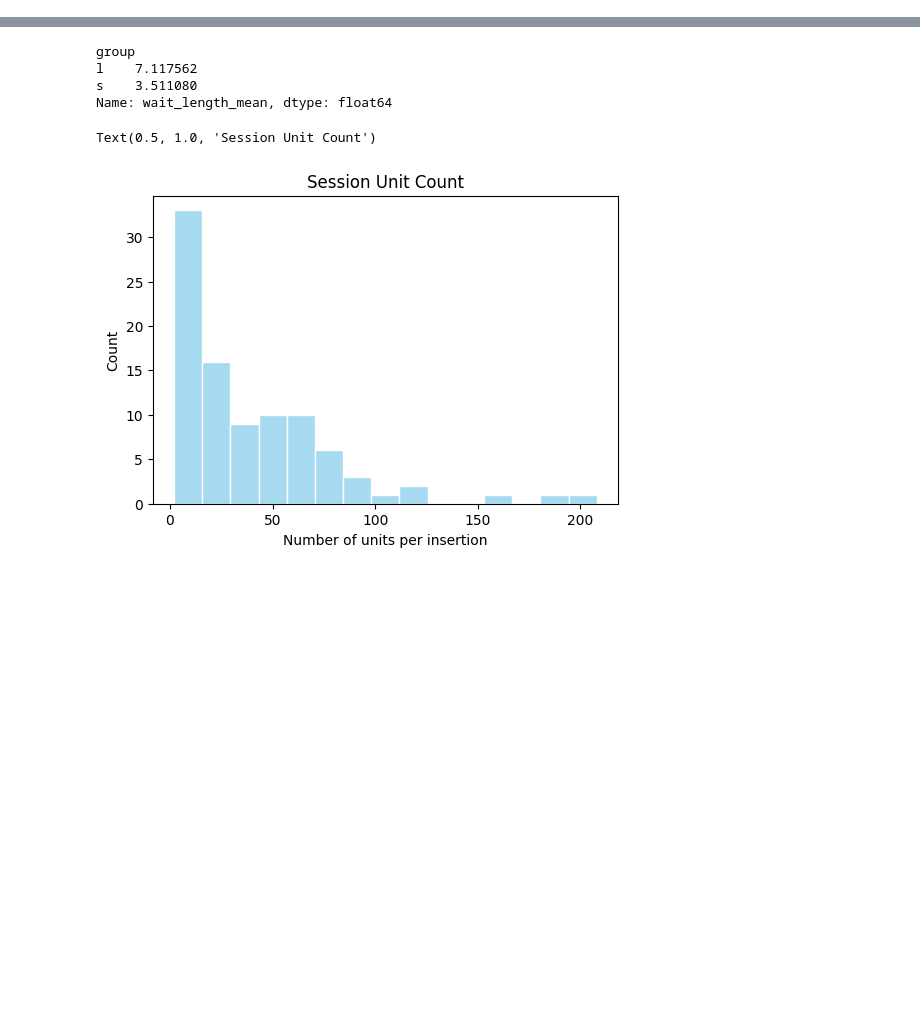
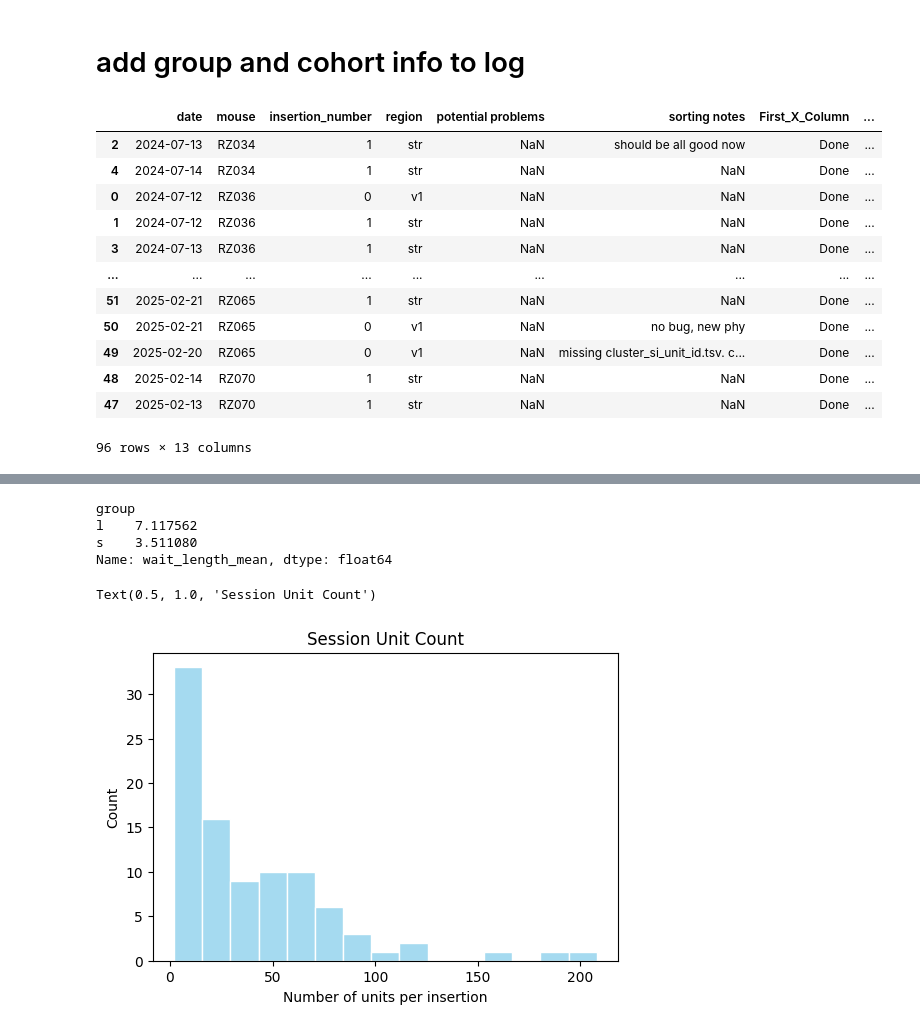
Before and after one commit to rebz444/cheerios, a Jupyter notebook: 0c_neural_data_examining.ipynb, the cells around one changed output, grey strips where cells are left out. Cells and saved outputs as stored; diff of their text form; code cells hidden in the pictures; blank space fills up the shorter version.

```diff
--- a/0c_neural_data_examining.ipynb
+++ b/0c_neural_data_examining.ipynb
@@ -13,3 +11,5 @@ import paths as p
+# %% [markdown]
+# add group and cohort info to log
 # %%
 sessions_all_raw = pd.read_csv(os.path.join(p.LOGS_DIR, 'sessions_official_raw.csv'), index_col=0)
 # %%
@@ -39,0 +38,16 @@ sessions_all_raw['group'] = sessions_all_raw['mouse'].map(mouse_to_group)
+# %%
+sessions_all_raw
+# %% [output]
+|  | date | mouse | insertion_number | region | potential problems | sorting notes | First_X_Column | ... |
+| 2 | 2024-07-13 | RZ034 | 1 | str | NaN | should be all good now | Done | ... |
+| 4 | 2024-07-14 | RZ034 | 1 | str | NaN | NaN | Done | ... |
+| 0 | 2024-07-12 | RZ036 | 0 | v1 | NaN | NaN | Done | ... |
+| 1 | 2024-07-12 | RZ036 | 1 | str | NaN | NaN | Done | ... |
+| 3 | 2024-07-13 | RZ036 | 1 | str | NaN | NaN | Done | ... |
+| ... | ... | ... | ... | ... | ... | ... | ... | ... |
+| 51 | 2025-02-21 | RZ065 | 1 | str | NaN | NaN | Done | ... |
+| 50 | 2025-02-21 | RZ065 | 0 | v1 | NaN | no bug, new phy | Done | ... |
+| 49 | 2025-02-20 | RZ065 | 0 | v1 | NaN | missing cluster_si_unit_id.tsv. c... | Done | ... |
+| 48 | 2025-02-14 | RZ070 | 1 | str | NaN | NaN | Done | ... |
+| 47 | 2025-02-13 | RZ070 | 1 | str | NaN | NaN | Done | ... |
+96 rows × 13 columns
```
Also changed, not shown: parts of 11 cells of this notebook, 6 other files.
